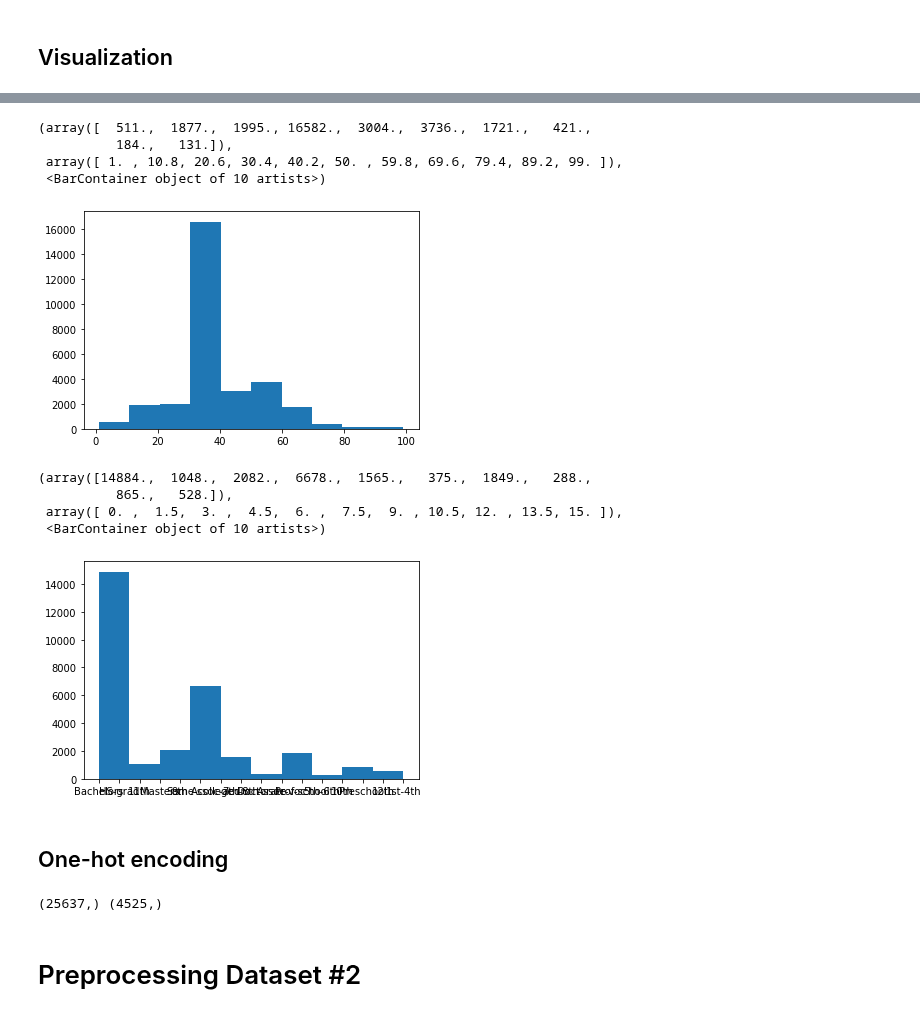
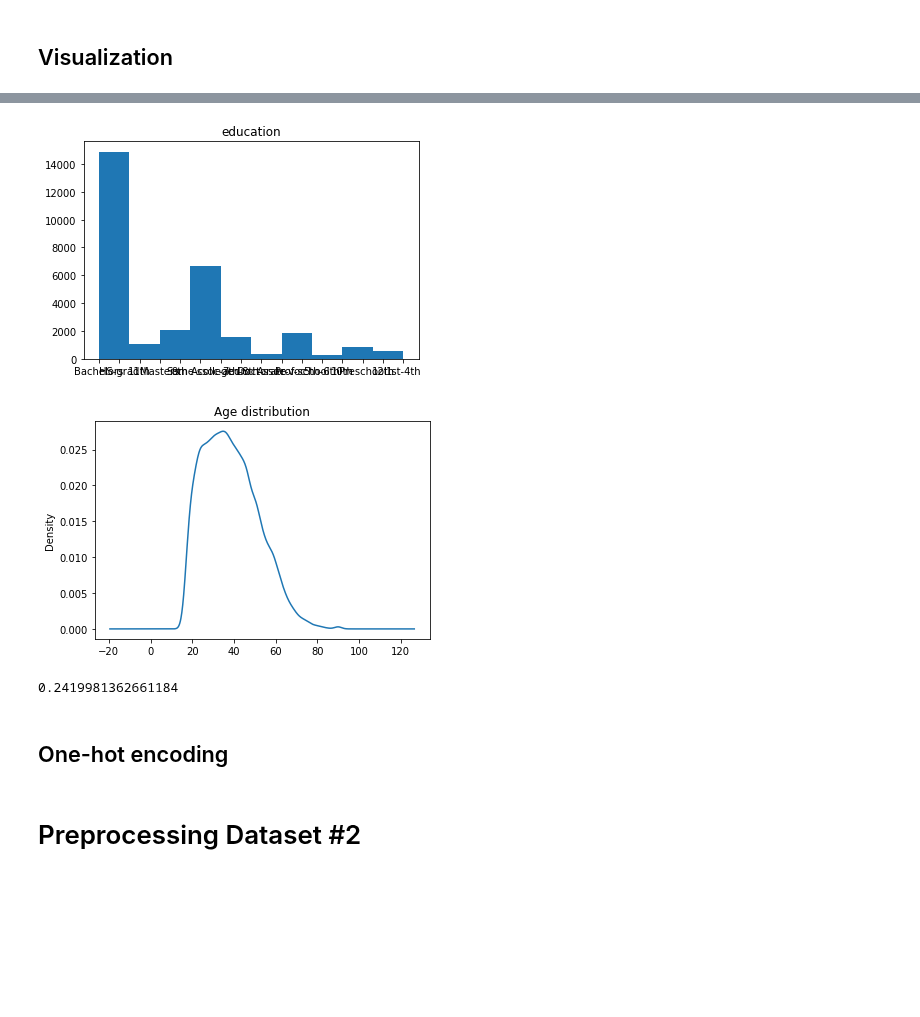
Before and after one commit to emmacona/COMP551-A1-KNN-and-Decision-tree-optimization, a Jupyter notebook: notebook.ipynb, the cells around one changed output, grey strips where cells are left out. Saved outputs shown, nothing was run; the diff lists cells and outputs as text; code cells hidden in the pictures; blank space fills up the shorter version.

```diff
--- a/notebook.ipynb
+++ b/notebook.ipynb
@@ -60,16 +53,6 @@ plt.hist(dataset1['race'], histtype='bar')
-# %%
-plt.hist(dataset1['hours-per-week'], histtype='bar')
-# %% [output]
-(array([  511.,  1877.,  1995., 16582.,  3004.,  3736.,  1721.,   421.,
-          184.,   131.]),
- array([ 1. , 10.8, 20.6, 30.4, 40.2, 50. , 59.8, 69.6, 79.4, 89.2, 99. ]),
- <BarContainer object of 10 artists>)
-[figure, removed]
 # %%
-plt.hist(dataset1['education'], histtype='bar')
+plt.hist(dataset1_train['education'], histtype='bar')
+plt.title('education')
+plt.show()
 # %% [output]
-(array([14884.,  1048.,  2082.,  6678.,  1565.,   375.,  1849.,   288.,
-          865.,   528.]),
- array([ 0. ,  1.5,  3. ,  4.5,  6. ,  7.5,  9. , 10.5, 12. , 13.5, 15. ]),
- <BarContainer object of 10 artists>)
-[figure, old version]
+[figure, new version]
@@ -76,17 +62,15 @@ plt.hist(dataset1['education'], histtype='bar')
+# %%
+dataset1_train.age.plot(kind='kde')
+plt.title('Age distribution')
+plt.show()
+# %% [output]
+[figure, added]
+# %%
+dataset1_train['age'].corr(dataset1_train['over-50K'])
+# %% [output]
+0.2419981362661184
 # %% [markdown]
 ## One-hot encoding
-# %%
-import sklearn
-from sklearn.model_selection import train_test_split
-
-# Split into training, validation, and tests
-X = dataset1.drop(['over-50K'], axis=1) # drop column about over or under-50K (salary)
-Y = dataset1['over-50K']
-
-X_train, X_test, Y_train, Y_test  = train_test_split(X, Y, test_size=0.15, shuffle=True)
-print(Y_train.shape, Y_test.shape)
-# %% [output]
-(25637,) (4525,)
 # %%
 import category_encoders as ce
 
```
Also changed, not shown: parts of 12 cells of this notebook, 4 other files.
